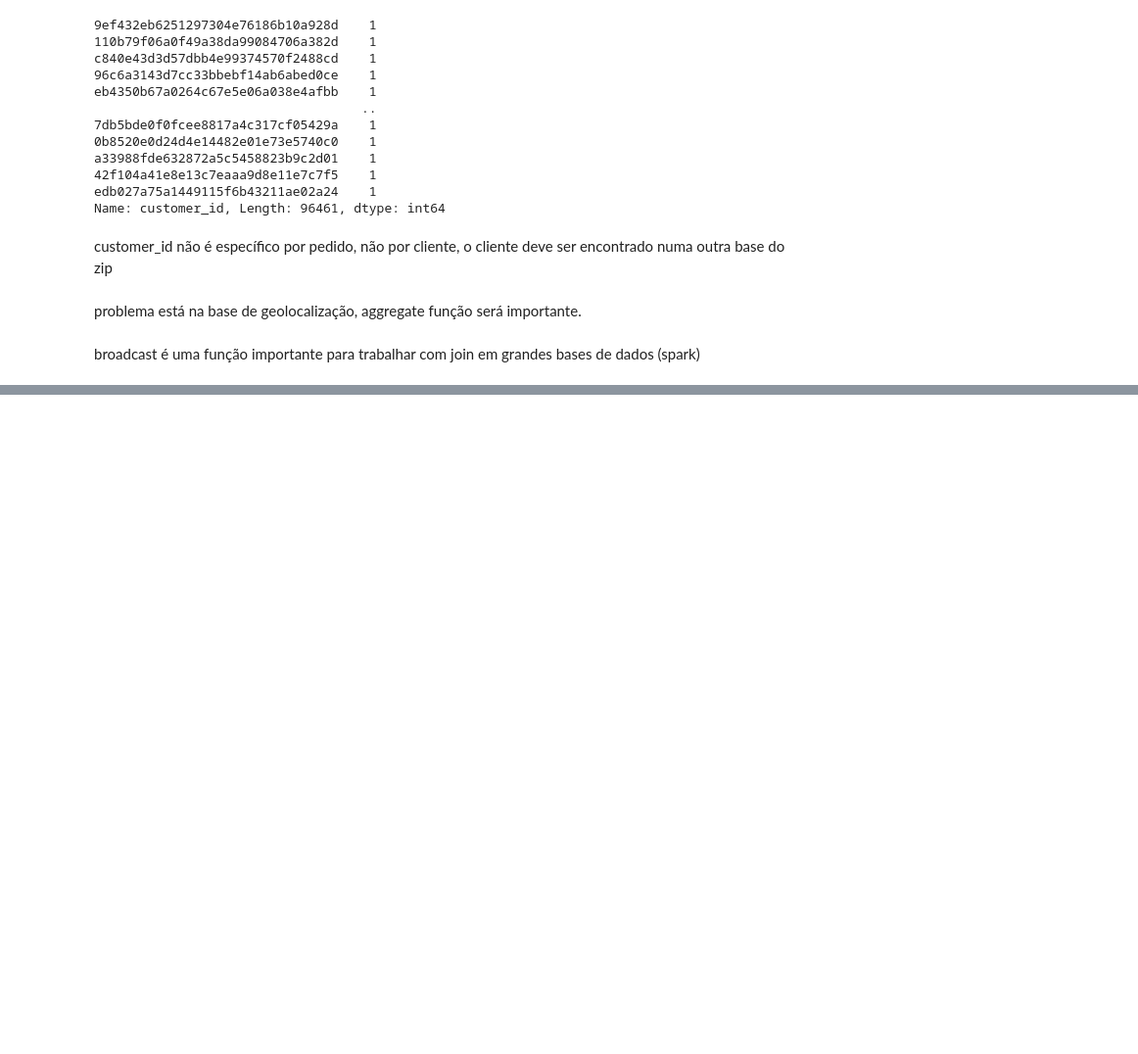
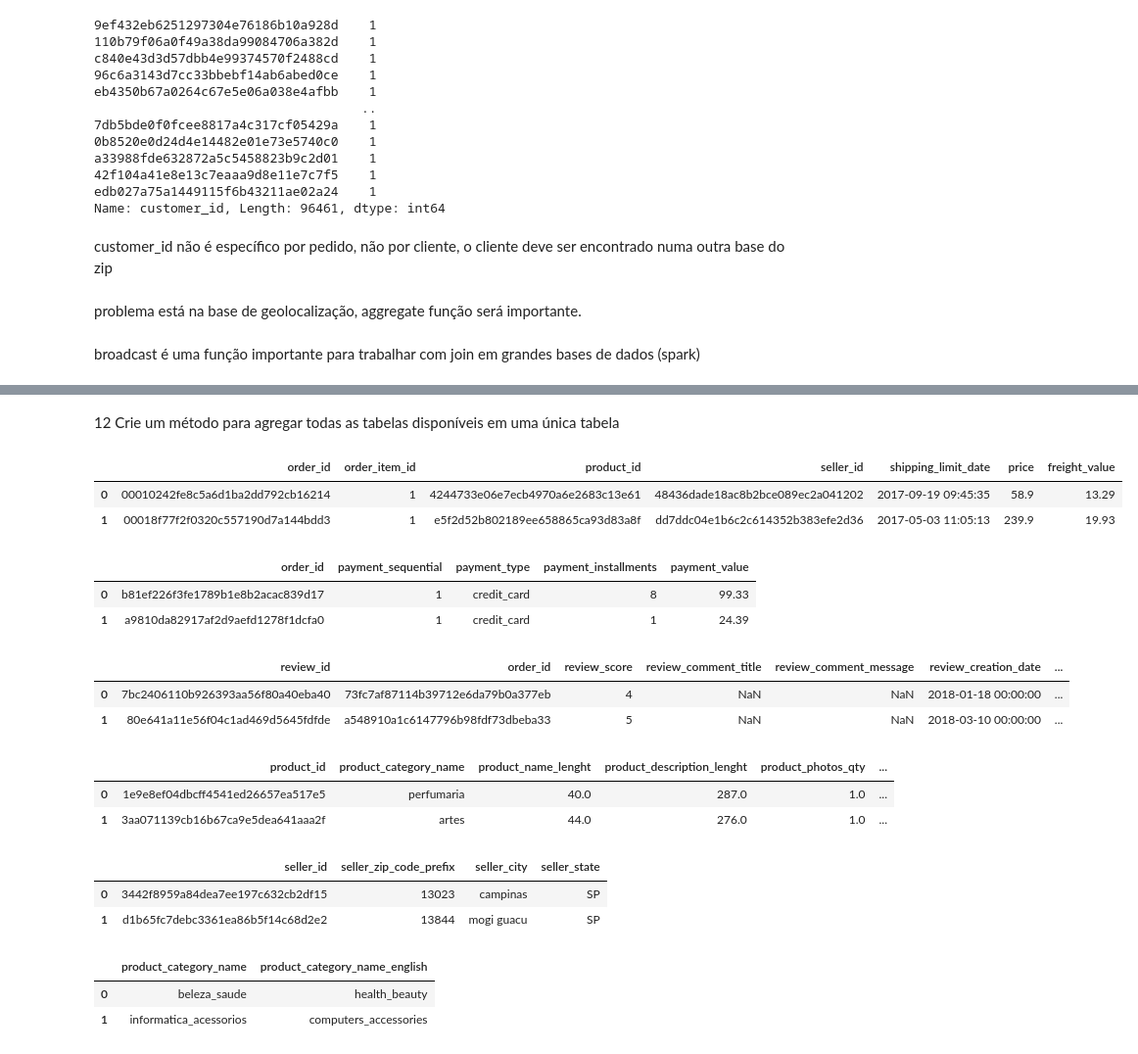
Before and after one commit to raulsa15/design, a Jupyter notebook: Aula01.ipynb, the cells around one changed output, grey strips where cells are left out. Shown at 98% size. Drawn from its saved outputs; the diff is of its cells as text; code cells hidden in the pictures; blank space fills up the shorter version.

```diff
--- a/Aula01.ipynb
+++ b/Aula01.ipynb
@@ -195,0 +278,44 @@ broadcast é uma função importante para trabalhar com join em grandes bases de
+# %% [markdown]
+12 Crie um método para agregar todas as tabelas disponíveis em uma única tabela
+# %%
+df_items=pd.read_csv(zf.open('olist_order_items_dataset.csv'))
+df_items.head(2)
+# %% [output]
+|  | order_id | order_item_id | product_id | seller_id | shipping_limit_date | price | freight_value |
+| 0 | 00010242fe8c5a6d1ba2dd792cb16214 | 1 | 4244733e06e7ecb4970a6e2683c13e61 | 48436dade18ac8b2bce089ec2a041202 | 2017-09-19 09:45:35 | 58.9 | 13.29 |
+| 1 | 00018f77f2f0320c557190d7a144bdd3 | 1 | e5f2d52b802189ee658865ca93d83a8f | dd7ddc04e1b6c2c614352b383efe2d36 | 2017-05-03 11:05:13 | 239.9 | 19.93 |
+# %%
+df_payments=pd.read_csv(zf.open('olist_order_payments_dataset.csv'))
+df_payments.head(2)
+# %% [output]
+|  | order_id | payment_sequential | payment_type | payment_installments | payment_value |
+| 0 | b81ef226f3fe1789b1e8b2acac839d17 | 1 | credit_card | 8 | 99.33 |
+| 1 | a9810da82917af2d9aefd1278f1dcfa0 | 1 | credit_card | 1 | 24.39 |
+# %%
+df_reviews=pd.read_csv(zf.open('olist_order_reviews_dataset.csv'))
+df_reviews.head(2)
+# %% [output]
+|  | review_id | order_id | review_score | review_comment_title | review_comment_message | review_creation_date | ... |
+| 0 | 7bc2406110b926393aa56f80a40eba40 | 73fc7af87114b39712e6da79b0a377eb | 4 | NaN | NaN | 2018-01-18 00:00:00 | ... |
+| 1 | 80e641a11e56f04c1ad469d5645fdfde | a548910a1c6147796b98fdf73dbeba33 | 5 | NaN | NaN | 2018-03-10 00:00:00 | ... |
+# %%
+df_products=pd.read_csv(zf.open('olist_products_dataset.csv'))
+df_products.head(2)
+# %% [output]
+|  | product_id | product_category_name | product_name_lenght | product_description_lenght | product_photos_qty | ... |
+| 0 | 1e9e8ef04dbcff4541ed26657ea517e5 | perfumaria | 40.0 | 287.0 | 1.0 | ... |
+| 1 | 3aa071139cb16b67ca9e5dea641aaa2f | artes | 44.0 | 276.0 | 1.0 | ... |
+# %%
+df_sellers=pd.read_csv(zf.open('olist_sellers_dataset.csv'))
+df_sellers.head(2)
+# %% [output]
+|  | seller_id | seller_zip_code_prefix | seller_city | seller_state |
+| 0 | 3442f8959a84dea7ee197c632cb2df15 | 13023 | campinas | SP |
+| 1 | d1b65fc7debc3361ea86b5f14c68d2e2 | 13844 | mogi guacu | SP |
+# %%
+df_category=pd.read_csv(zf.open('product_category_name_translation.csv'))
+df_category.head(2)
+# %% [output]
+|  | product_category_name | product_category_name_english |
+| 0 | beleza_saude | health_beauty |
+| 1 | informatica_acessorios | computers_accessories |
```
Also changed, not shown: parts of 12 cells of this notebook.
